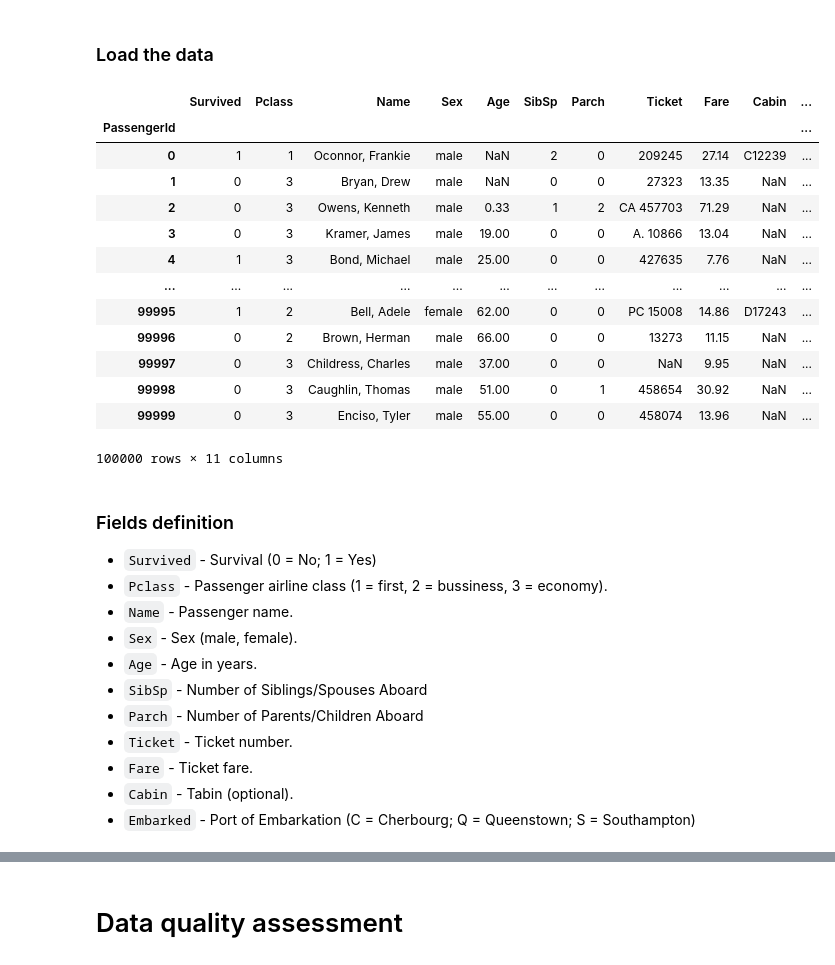
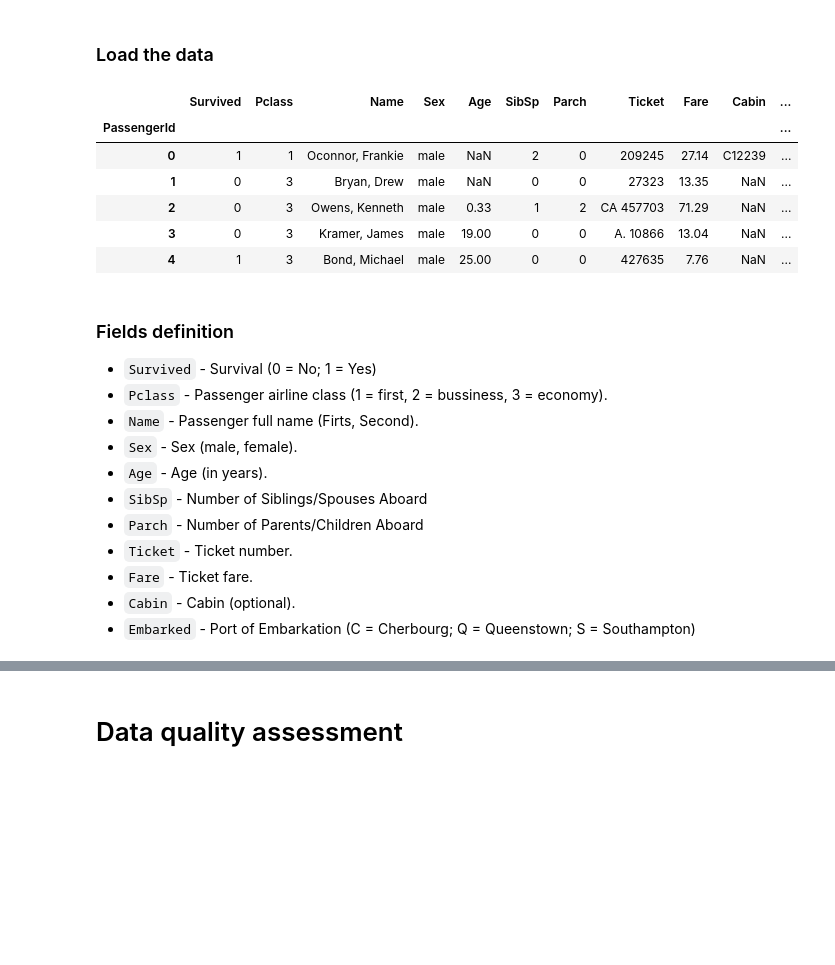
Before and after one commit to aslamovyura/ml-python, a Jupyter notebook: 2_data_exploration/eda.ipynb, the cells around one changed output, grey strips where cells are left out. Saved outputs shown, nothing was run; the diff lists cells and outputs as text; code cells hidden in the pictures; blank space fills up the shorter version.

```diff
--- a/2_data_exploration/eda.ipynb
+++ b/2_data_exploration/eda.ipynb
@@ -18,33 +24,25 @@ Setup Complete
 ### Load the data
 # %%
 passenger_data = pd.read_csv('./train.csv', index_col='PassengerId')
-# passenger_data.head()
-passenger_data
+passenger_data.head()
 # %% [output]
 |  | Survived | Pclass | Name | Sex | Age | SibSp | Parch | Ticket | Fare | Cabin | ... |
 | PassengerId |  |  |  |  |  |  |  |  |  |  | ... |
 | 0 | 1 | 1 | Oconnor, Frankie | male | NaN | 2 | 0 | 209245 | 27.14 | C12239 | ... |
 | 1 | 0 | 3 | Bryan, Drew | male | NaN | 0 | 0 | 27323 | 13.35 | NaN | ... |
 | 2 | 0 | 3 | Owens, Kenneth | male | 0.33 | 1 | 2 | CA 457703 | 71.29 | NaN | ... |
 | 3 | 0 | 3 | Kramer, James | male | 19.00 | 0 | 0 | A. 10866 | 13.04 | NaN | ... |
 | 4 | 1 | 3 | Bond, Michael | male | 25.00 | 0 | 0 | 427635 | 7.76 | NaN | ... |
-| ... | ... | ... | ... | ... | ... | ... | ... | ... | ... | ... | ... |
-| 99995 | 1 | 2 | Bell, Adele | female | 62.00 | 0 | 0 | PC 15008 | 14.86 | D17243 | ... |
-| 99996 | 0 | 2 | Brown, Herman | male | 66.00 | 0 | 0 | 13273 | 11.15 | NaN | ... |
-| 99997 | 0 | 3 | Childress, Charles | male | 37.00 | 0 | 0 | NaN | 9.95 | NaN | ... |
-| 99998 | 0 | 3 | Caughlin, Thomas | male | 51.00 | 0 | 1 | 458654 | 30.92 | NaN | ... |
-| 99999 | 0 | 3 | Enciso, Tyler | male | 55.00 | 0 | 0 | 458074 | 13.96 | NaN | ... |
-100000 rows × 11 columns
 # %% [markdown]
 ### Fields definition
 - `Survived` - Survival (0 = No; 1 = Yes)
 - `Pclass` - Passenger airline class (1 = first, 2 = bussiness, 3 = economy).
-- `Name` - Passenger name.
+- `Name` - Passenger full name (Firts, Second).
 - `Sex` - Sex (male, female).
-- `Age` - Age in years.
+- `Age` - Age (in years).
 - `SibSp` - Number of Siblings/Spouses Aboard
 - `Parch` - Number of Parents/Children Aboard
 - `Ticket` - Ticket number.
 - `Fare` - Ticket fare.
-- `Cabin` - Tabin (optional).
+- `Cabin` - Cabin (optional).
 - `Embarked` - Port of Embarkation (C = Cherbourg; Q = Queenstown; S = Southampton)
```
Also changed, not shown: parts of 73 cells of this notebook.
